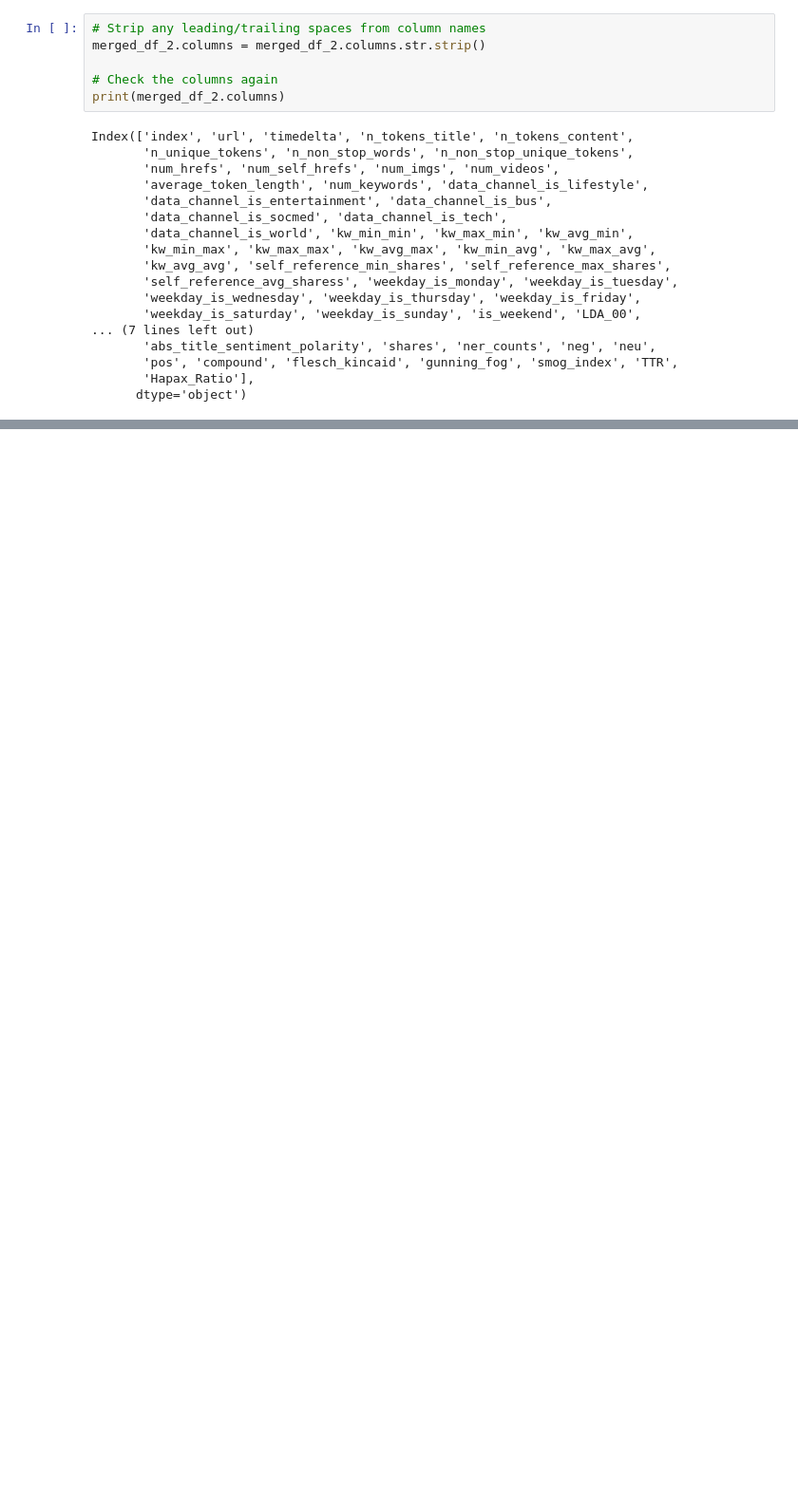
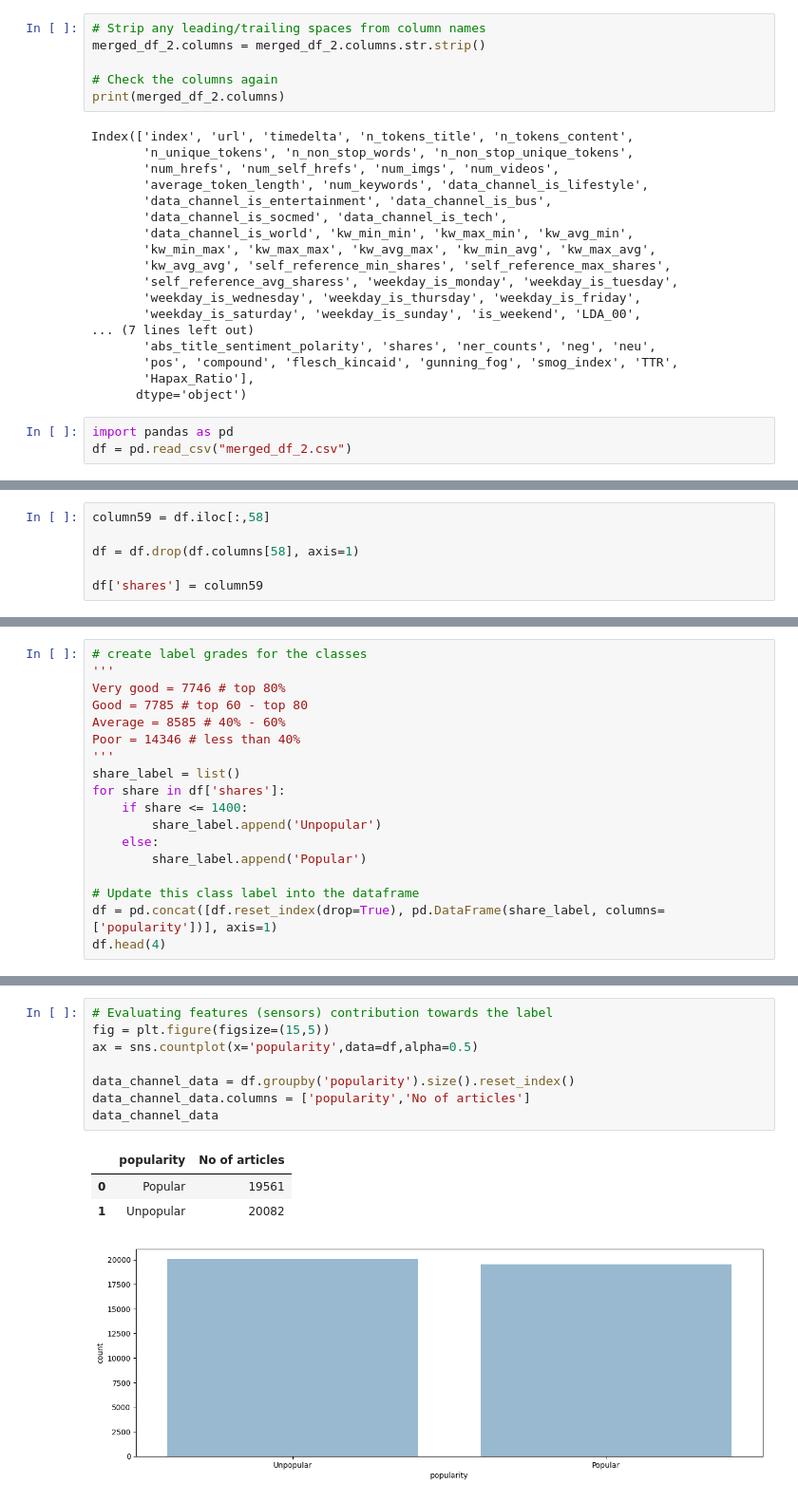
Before and after one commit to Siy-HaackeJ/Data-Challenge-Text-Mining-Green-Way-, a Jupyter notebook: Data Challenges_Feature_PCA.ipynb, the cells around one changed output, grey strips where cells are left out. Shown at 95% size. Cells and saved outputs as stored; diff of their text form; blank space fills up the shorter version.

```diff
--- a/Data Challenges_Feature_PCA.ipynb
+++ b/Data Challenges_Feature_PCA.ipynb
@@ -1444,3 +1198,6 @@ Index(['index', 'url', 'timedelta', 'n_tokens_title', 'n_tokens_content',
        'pos', 'compound', 'flesch_kincaid', 'gunning_fog', 'smog_index', 'TTR',
        'Hapax_Ratio'],
       dtype='object')
+# %%
+import pandas as pd
+df = pd.read_csv("merged_df_2.csv")
@@ -1446,0 +1253,6 @@ Index(['index', 'url', 'timedelta', 'n_tokens_title', 'n_tokens_content',
+# %%
+column59 = df.iloc[:,58]
+
+df = df.drop(df.columns[58], axis=1)
+
+df['shares'] = column59
@@ -1446,0 +1291,18 @@ Index(['index', 'url', 'timedelta', 'n_tokens_title', 'n_tokens_content',
+# %%
+# create label grades for the classes
+'''
+Very good = 7746 # top 80%
+Good = 7785 # top 60 - top 80
+Average = 8585 # 40% - 60%
+Poor = 14346 # less than 40%
+'''
+share_label = list()
+for share in df['shares']:
+    if share <= 1400:
+        share_label.append('Unpopular')
+    else:
+        share_label.append('Popular')
+
+# Update this class label into the dataframe
+df = pd.concat([df.reset_index(drop=True), pd.DataFrame(share_label, columns=['popularity'])], axis=1)
+df.head(4)
@@ -1446,0 +1316,13 @@ Index(['index', 'url', 'timedelta', 'n_tokens_title', 'n_tokens_content',
+# %%
+# Evaluating features (sensors) contribution towards the label
+fig = plt.figure(figsize=(15,5))
+ax = sns.countplot(x='popularity',data=df,alpha=0.5)
+
+data_channel_data = df.groupby('popularity').size().reset_index()
+data_channel_data.columns = ['popularity','No of articles']
+data_channel_data
+# %% [output]
+|  | popularity | No of articles |
+| 0 | Popular | 19561 |
+| 1 | Unpopular | 20082 |
+[figure, added]
```
Also changed, not shown: parts of 79 cells of this notebook, 1 other file.
